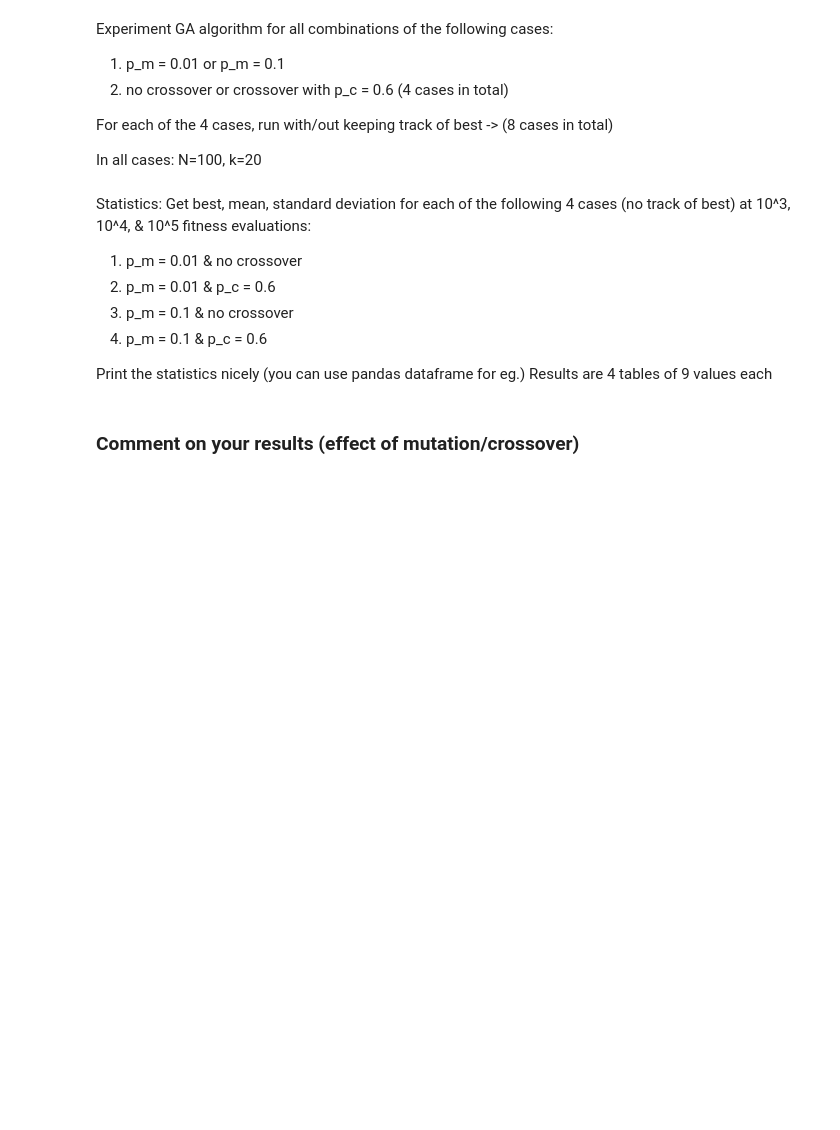
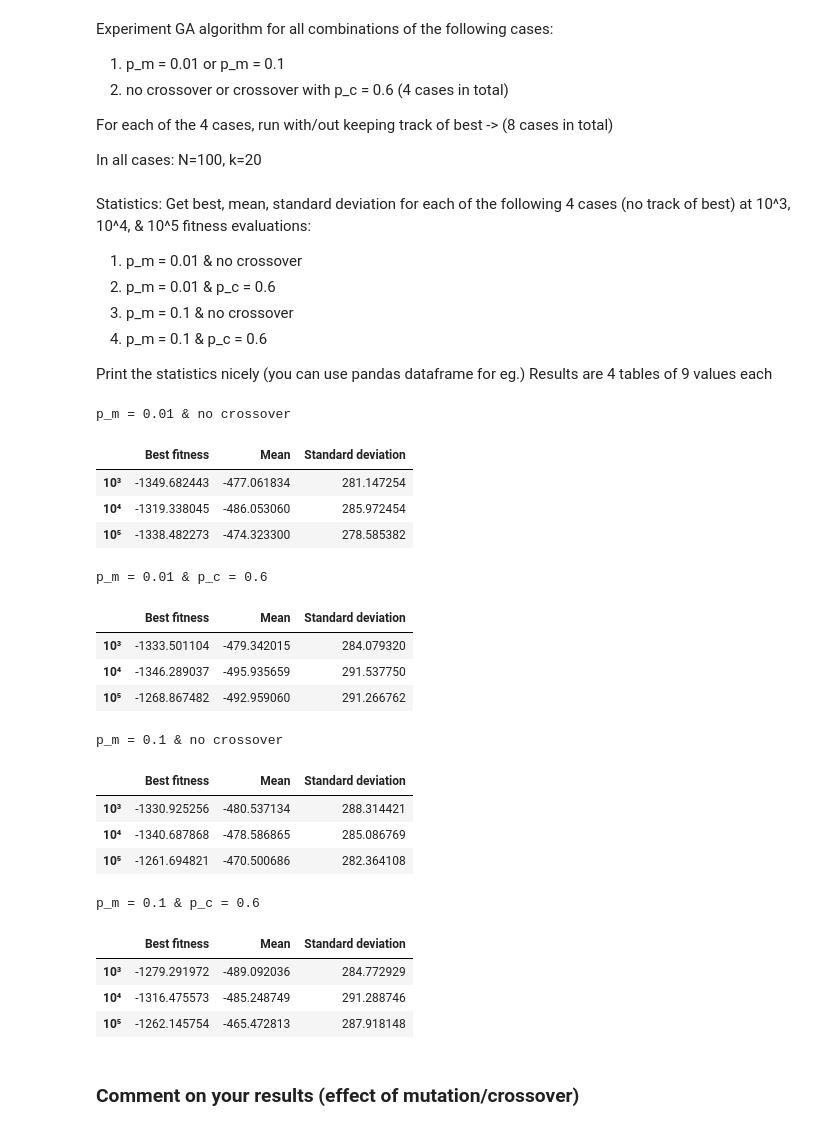
Before and after one commit to Arkanthara/metaheuristics_for_optimization, a Jupyter notebook: DONNET_Michel_Jean_Joseph_TP6_2024.ipynb, the cells around one changed output. Saved outputs shown, nothing was run; the diff lists cells and outputs as text; code cells hidden in the pictures; blank space fills up the shorter version.

```diff
--- a/DONNET_Michel_Jean_Joseph_TP6_2024.ipynb
+++ b/DONNET_Michel_Jean_Joseph_TP6_2024.ipynb
@@ -164,9 +167,10 @@ def crossover(gen, k, p_c):
     ## pair individuals, decide to perform crossover or not depending on probability c_p
     for i in range(0, gen.shape[0] - 1, 2):
         if np.random.rand() < p_c:
-            assert k % 2 == 0, "k is not divisible by 2 ! Bad crossover !"
-            threshold = k // 2
-            gen[i, threshold:], gen[i + 1, threshold:] = gen[i + 1, :threshold], gen[i, :threshold]
+            # assert k % 2 == 0, "k is not divisible by 2 ! Bad crossover !"
+            # threshold = k // 2
+            threshold = np.random.choice(np.arange(k))
+            gen[i, threshold:], gen[i + 1, threshold:] = gen[i + 1, threshold:], gen[i, threshold:]
     return gen
 
 
@@ -305,3 +308,14 @@ k = 20
+# %%
+# population size
+N = 100
+# individual bit string
+k = 20
+### Run GA for all above cases 10 times
+def utilities(evals: int = 1e3, p_m: float = 0.1, p_c: float = 0.6, track: bool = True, crossOver: bool = True, N: int = 100, k: int = 20, idx: int = 1) -> np.array:
+    result = Parallel(n_jobs=-1)(
+        delayed(GA)(N, k, p_c, p_m, evals=int(evals), crossOver=crossOver, track_best=track) for _ in range(10)
+    )
+    return np.array([elem[idx] for elem in result])
 # %% [markdown]
 Statistics:
 Get best, mean, standard deviation for each of the following 4 cases (no track of best) at 10^3, 10^4, & 10^5 fitness evaluations:
@@ -317,3 +329,65 @@ Results are 4 tables of 9 values each
+# %%
+## Statistics
+stat = []
+for eval in [1e3, 1e4, 1e5]:
+    tmp = utilities(evals=int(eval), p_m = 0.01, crossOver=False)
+    stat.append(np.min(tmp))
+    stat.append(np.mean(tmp))
+    stat.append(np.std(tmp))
+stat = np.array(stat).reshape(3, 3)
+print(f"p_m = 0.01 & no crossover")
+display(pd.DataFrame(stat, columns=["Best fitness", "Mean", "Standard deviation"], index=["10³", "10⁴", "10⁵"]))
+
+stat = []
+for eval in [1e3, 1e4, 1e5]:
+    tmp = utilities(evals=int(eval), p_m = 0.01, p_c = 0.6)
+    stat.append(np.min(tmp))
+    stat.append(np.mean(tmp))
+    stat.append(np.std(tmp))
+stat = np.array(stat).reshape(3, 3)
+print(f"p_m = 0.01 & p_c = 0.6")
+display(pd.DataFrame(stat, columns=["Best fitness", "Mean", "Standard deviation"], index=["10³", "10⁴", "10⁵"]))
+
+stat = []
+for eval in [1e3, 1e4, 1e5]:
+    tmp = utilities(evals=int(eval), p_m = 0.1, crossOver=False)
+    stat.append(np.min(tmp))
+    stat.append(np.mean(tmp))
+    stat.append(np.std(tmp))
+stat = np.array(stat).reshape(3, 3)
+print(f"p_m = 0.1 & no crossover")
+display(pd.DataFrame(stat, columns=["Best fitness", "Mean", "Standard deviation"], index=["10³", "10⁴", "10⁵"]))
+
+stat = []
+for eval in [1e3, 1e4, 1e5]:
+    tmp = utilities(evals=int(eval), p_m = 0.1, p_c = 0.6)
+    stat.append(np.min(tmp))
+    stat.append(np.mean(tmp))
+    stat.append(np.std(tmp))
+stat = np.array(stat).reshape(3, 3)
+print(f"p_m = 0.1 & p_c = 0.6")
+display(pd.DataFrame(stat, columns=["Best fitness", "Mean", "Standard deviation"], index=["10³", "10⁴", "10⁵"]))
+# %% [output]
+p_m = 0.01 & no crossover
+|  | Best fitness | Mean | Standard deviation |
+| 10³ | -1349.682443 | -477.061834 | 281.147254 |
+| 10⁴ | -1319.338045 | -486.053060 | 285.972454 |
+| 10⁵ | -1338.482273 | -474.323300 | 278.585382 |
+p_m = 0.01 & p_c = 0.6
+|  | Best fitness | Mean | Standard deviation |
+| 10³ | -1333.501104 | -479.342015 | 284.079320 |
+| 10⁴ | -1346.289037 | -495.935659 | 291.537750 |
+| 10⁵ | -1268.867482 | -492.959060 | 291.266762 |
+p_m = 0.1 & no crossover
+|  | Best fitness | Mean | Standard deviation |
+| 10³ | -1330.925256 | -480.537134 | 288.314421 |
+| 10⁴ | -1340.687868 | -478.586865 | 285.086769 |
+| 10⁵ | -1261.694821 | -470.500686 | 282.364108 |
+p_m = 0.1 & p_c = 0.6
+|  | Best fitness | Mean | Standard deviation |
+| 10³ | -1279.291972 | -489.092036 | 284.772929 |
+| 10⁴ | -1316.475573 | -485.248749 | 291.288746 |
+| 10⁵ | -1262.145754 | -465.472813 | 287.918148 |
 # %% [markdown]
 ### Comment on your results (effect of mutation/crossover)
 # %% [markdown]
```
Also changed, not shown: parts of 6 cells of this notebook.
